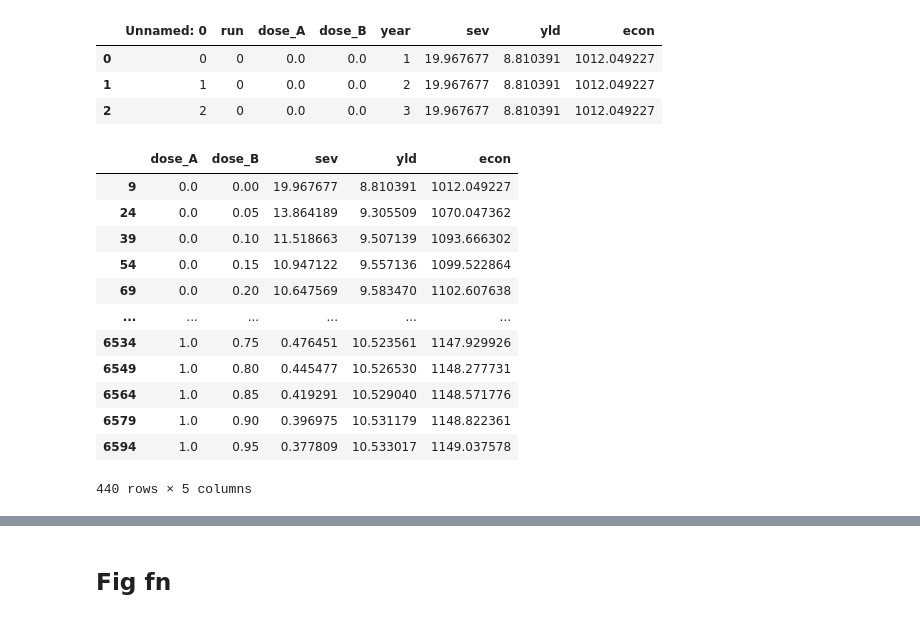
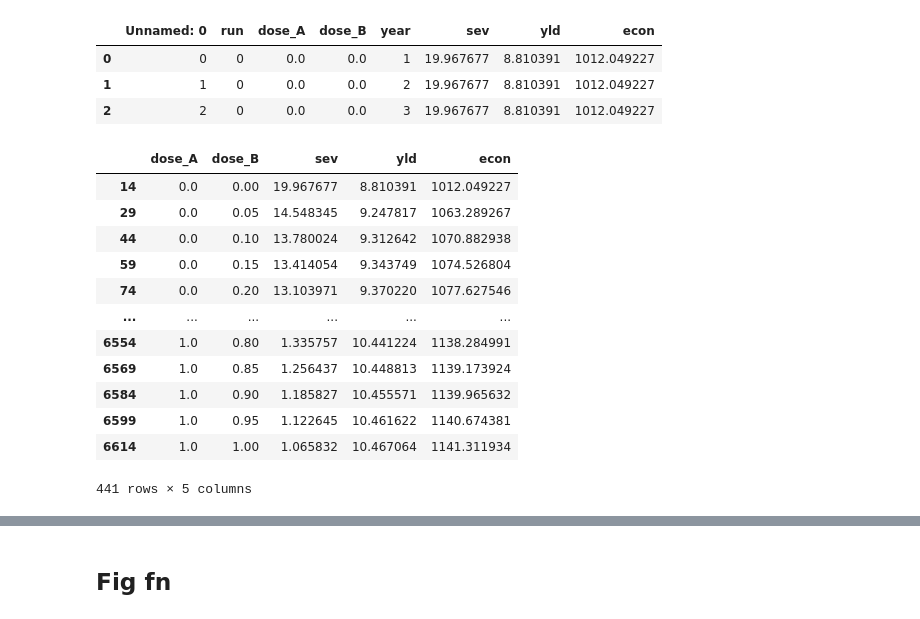
Before and after one commit to nt409/quant-res-doses, a Jupyter notebook: notebooks/102_fig2.ipynb, the cells around one changed output, grey strips where cells are left out. Drawn from its saved outputs; the diff is of its cells as text; code cells hidden in the pictures.

```diff
--- a/notebooks/102_fig2.ipynb
+++ b/notebooks/102_fig2.ipynb
@@ -69,23 +69,24 @@ df_in.head(3)
 # %%
 df_use = (
     df_in
-    .loc[lambda df: df.year==10]
+    .loc[lambda df: df.year==15]
     .drop(['Unnamed: 0', 'run', 'year'], axis=1)
+    # .assign(yld = lambda df: df.yld.cumsum())
 )
 
 df_use
 # %% [output]
 |  | dose_A | dose_B | sev | yld | econ |
-| 9 | 0.0 | 0.00 | 19.967677 | 8.810391 | 1012.049227 |
-| 24 | 0.0 | 0.05 | 13.864189 | 9.305509 | 1070.047362 |
-| 39 | 0.0 | 0.10 | 11.518663 | 9.507139 | 1093.666302 |
-| 54 | 0.0 | 0.15 | 10.947122 | 9.557136 | 1099.522864 |
-| 69 | 0.0 | 0.20 | 10.647569 | 9.583470 | 1102.607638 |
+| 14 | 0.0 | 0.00 | 19.967677 | 8.810391 | 1012.049227 |
+| 29 | 0.0 | 0.05 | 14.548345 | 9.247817 | 1063.289267 |
+| 44 | 0.0 | 0.10 | 13.780024 | 9.312642 | 1070.882938 |
+| 59 | 0.0 | 0.15 | 13.414054 | 9.343749 | 1074.526804 |
+| 74 | 0.0 | 0.20 | 13.103971 | 9.370220 | 1077.627546 |
 | ... | ... | ... | ... | ... | ... |
-| 6534 | 1.0 | 0.75 | 0.476451 | 10.523561 | 1147.929926 |
-| 6549 | 1.0 | 0.80 | 0.445477 | 10.526530 | 1148.277731 |
-| 6564 | 1.0 | 0.85 | 0.419291 | 10.529040 | 1148.571776 |
-| 6579 | 1.0 | 0.90 | 0.396975 | 10.531179 | 1148.822361 |
-| 6594 | 1.0 | 0.95 | 0.377809 | 10.533017 | 1149.037578 |
+| 6554 | 1.0 | 0.80 | 1.335757 | 10.441224 | 1138.284991 |
+| 6569 | 1.0 | 0.85 | 1.256437 | 10.448813 | 1139.173924 |
+| 6584 | 1.0 | 0.90 | 1.185827 | 10.455571 | 1139.965632 |
+| 6599 | 1.0 | 0.95 | 1.122645 | 10.461622 | 1140.674381 |
+| 6614 | 1.0 | 1.00 | 1.065832 | 10.467064 | 1141.311934 |
-440 rows × 5 columns
+441 rows × 5 columns
 # %%
```
Also changed, not shown: parts of 4 cells of this notebook, 1 other file.
